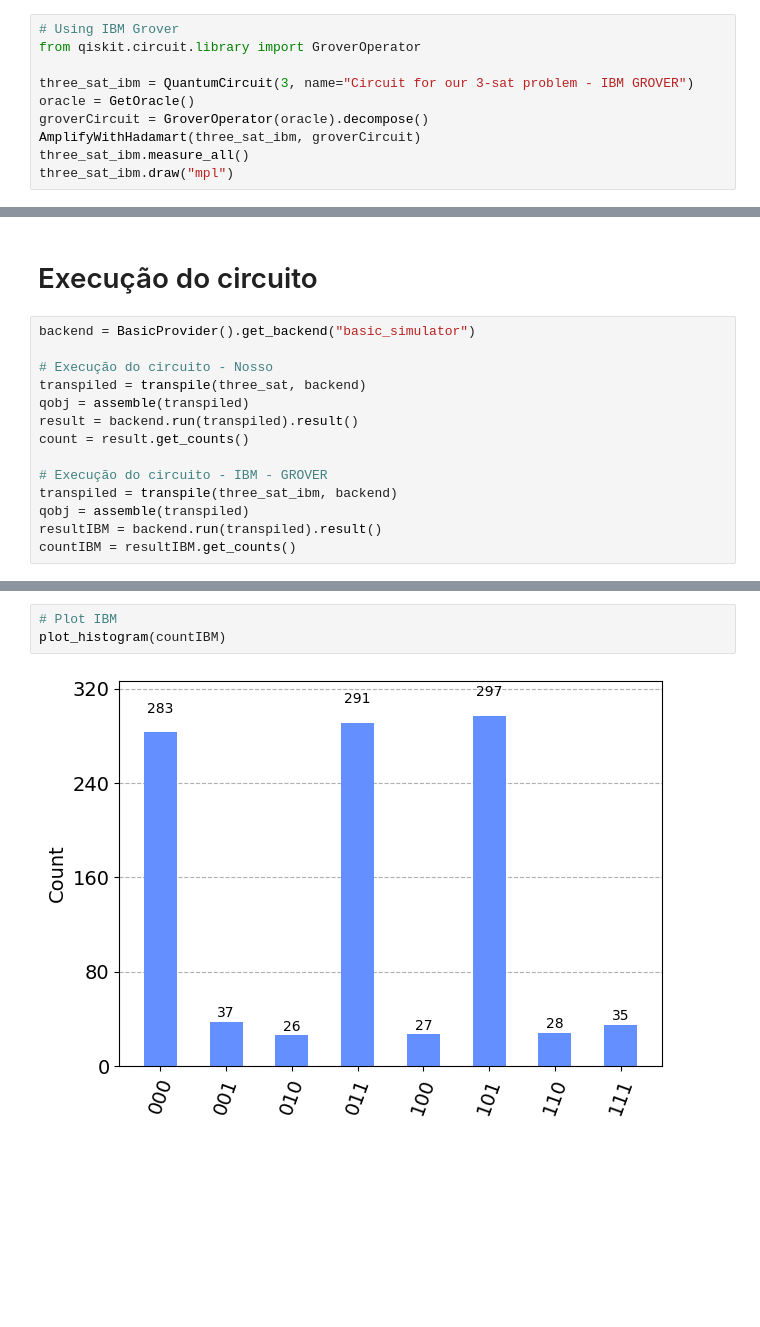
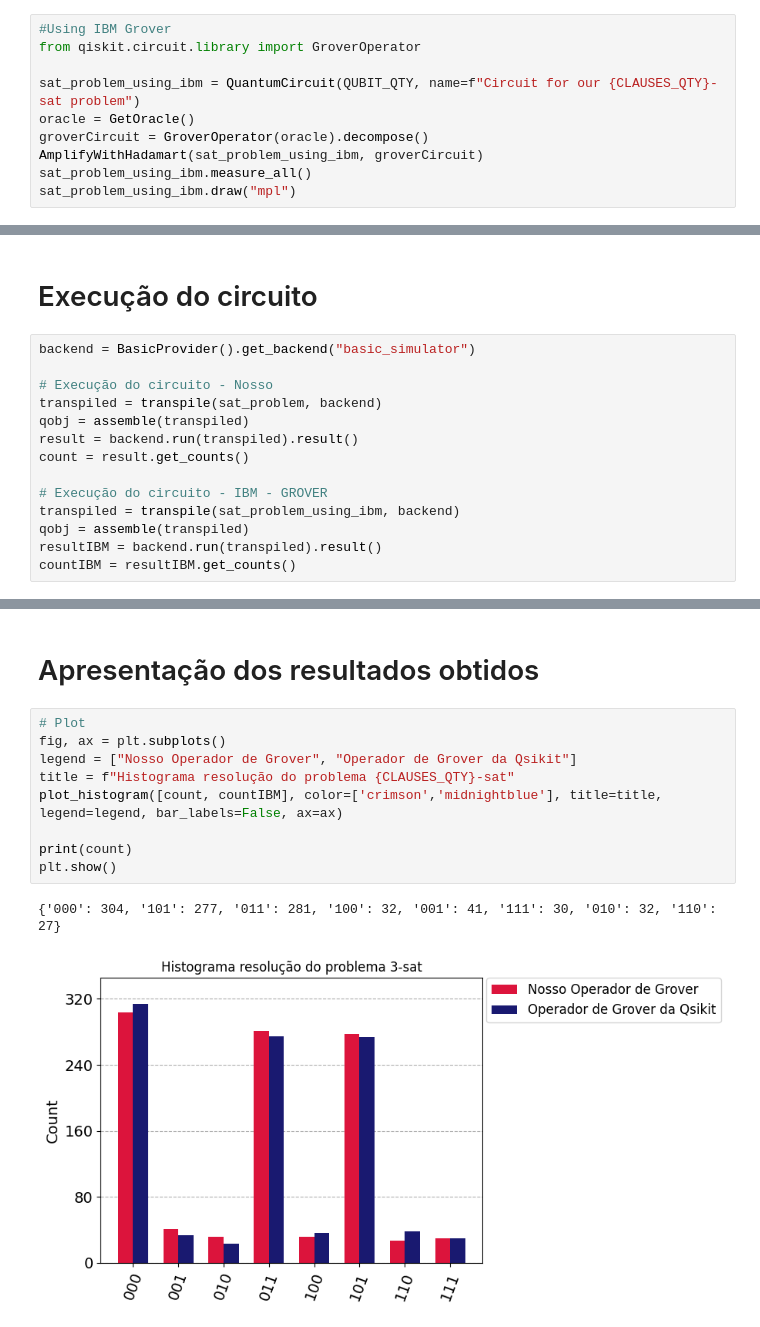
Before and after one commit to gabrielms201/Quantum-Implementation-For-SAT-Problem-Solving, a Jupyter notebook: NoteBooks/3-SAT.ipynb, the cells around one changed output, grey strips where cells are left out. Drawn from its saved outputs; the diff is of its cells as text; blank space fills up the shorter version.

```diff
--- a/NoteBooks/3-SAT.ipynb
+++ b/NoteBooks/3-SAT.ipynb
@@ -121,15 +245,15 @@ three_sat.draw("mpl")
 # %% [markdown]
 # Montagem do circuito usando o Qiskit para criar o oráculo (para fins de comparação)
 # %%
-# Using IBM Grover
+#Using IBM Grover
 from qiskit.circuit.library import GroverOperator
 
-three_sat_ibm = QuantumCircuit(3, name="Circuit for our 3-sat problem - IBM GROVER")
+sat_problem_using_ibm = QuantumCircuit(QUBIT_QTY, name=f"Circuit for our {CLAUSES_QTY}-sat problem")
 oracle = GetOracle()
 groverCircuit = GroverOperator(oracle).decompose()
-AmplifyWithHadamart(three_sat_ibm, groverCircuit)
-three_sat_ibm.measure_all()
-three_sat_ibm.draw("mpl")
+AmplifyWithHadamart(sat_problem_using_ibm, groverCircuit)
+sat_problem_using_ibm.measure_all()
+sat_problem_using_ibm.draw("mpl")
 # %% [output]
 [figure]
 # %% [markdown]
@@ -138,13 +262,13 @@ three_sat_ibm.draw("mpl")
 backend = BasicProvider().get_backend("basic_simulator")
 
 # Execução do circuito - Nosso
-transpiled = transpile(three_sat, backend)
+transpiled = transpile(sat_problem, backend)
 qobj = assemble(transpiled)
 result = backend.run(transpiled).result()
 count = result.get_counts()
 
 # Execução do circuito - IBM - GROVER
-transpiled = transpile(three_sat_ibm, backend)
+transpiled = transpile(sat_problem_using_ibm, backend)
 qobj = assemble(transpiled)
 resultIBM = backend.run(transpiled).result()
 countIBM = resultIBM.get_counts()
@@ -156,5 +275,14 @@ plot_histogram(count)
-# %%
-# Plot IBM
-plot_histogram(countIBM)
-# %% [output]
-[figure, removed]
+# %% [markdown]
+# Apresentação dos resultados obtidos
+# %%
+# Plot
+fig, ax = plt.subplots()
+legend = ["Nosso Operador de Grover", "Operador de Grover da Qsikit"]
+title = f"Histograma resolução do problema {CLAUSES_QTY}-sat"
+plot_histogram([count, countIBM], color=['crimson','midnightblue'], title=title, legend=legend, bar_labels=False, ax=ax)
+
+print(count)
+plt.show()
+# %% [output]
+{'000': 304, '101': 277, '011': 281, '100': 32, '001': 41, '111': 30, '010': 32, '110': 27}
+[figure, added]
```
Also changed, not shown: parts of 32 cells of this notebook, 2 other files.
